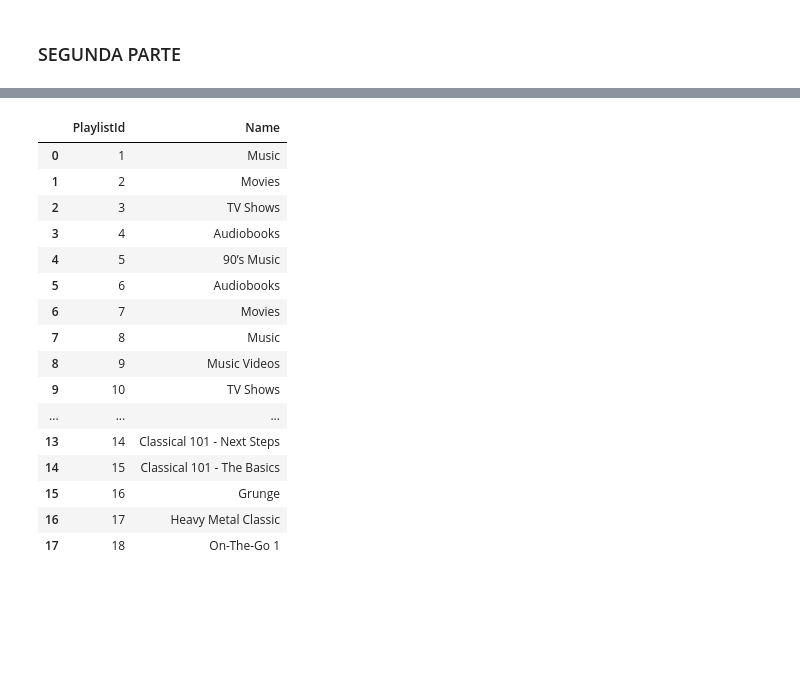
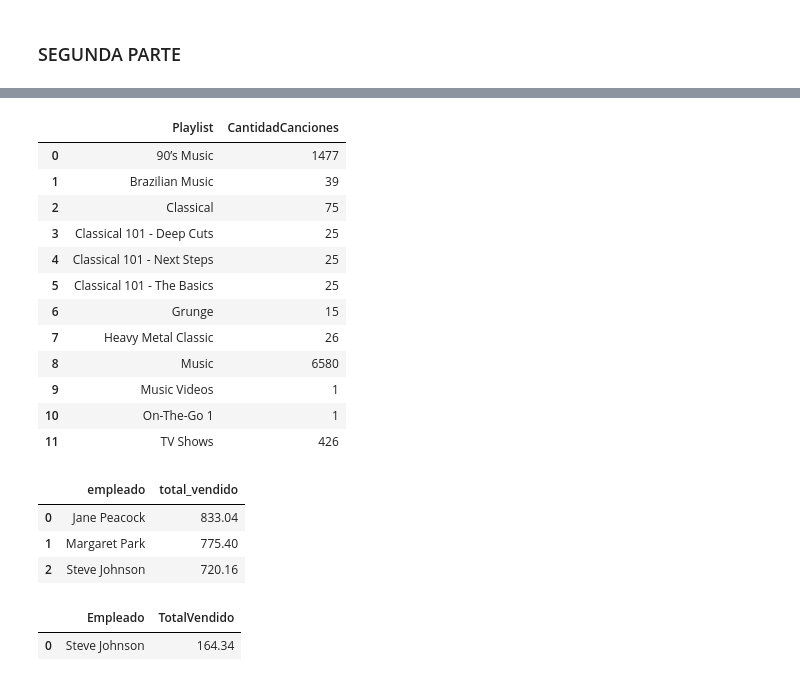
Before and after one commit to NaiSaratxaga/2503_dsft_thebridge_naiara, a Jupyter notebook: 2-Data_Analysis/8-BBDD/SQL/Practica/1-Chinook/ejercicio_nai.ipynb, the cells around one changed output, grey strips where cells are left out. Cells and saved outputs as stored; diff of their text form; code cells hidden in the pictures; blank space fills up the shorter version.

```diff
--- a/2-Data_Analysis/8-BBDD/SQL/Practica/1-Chinook/ejercicio_nai.ipynb
+++ b/2-Data_Analysis/8-BBDD/SQL/Practica/1-Chinook/ejercicio_nai.ipynb
@@ -349,28 +482,27 @@ df
 # %%
 # 6. Cuántas canciones hay en cada playlist
-# Primero necesito saber como es la playlist
+
 query = '''
-SELECT * FROM playlists
-
+SELECT p.Name AS Playlist,
+       COUNT(pt.TrackId) AS CantidadCanciones
+FROM Playlists p
+JOIN Playlist_Track pt ON p.PlaylistId = pt.PlaylistId
+GROUP BY p.Name;
 '''
 
 df = sql_query(query)
 df
 # %% [output]
-|  | PlaylistId | Name |
-| 0 | 1 | Music |
-| 1 | 2 | Movies |
-| 2 | 3 | TV Shows |
-| 3 | 4 | Audiobooks |
-| 4 | 5 | 90’s Music |
-| 5 | 6 | Audiobooks |
-| 6 | 7 | Movies |
-| 7 | 8 | Music |
-| 8 | 9 | Music Videos |
-| 9 | 10 | TV Shows |
-| ... | ... | ... |
-| 13 | 14 | Classical 101 - Next Steps |
-| 14 | 15 | Classical 101 - The Basics |
-| 15 | 16 | Grunge |
-| 16 | 17 | Heavy Metal Classic |
-| 17 | 18 | On-The-Go 1 |
+|  | Playlist | CantidadCanciones |
+| 0 | 90’s Music | 1477 |
+| 1 | Brazilian Music | 39 |
+| 2 | Classical | 75 |
+| 3 | Classical 101 - Deep Cuts | 25 |
+| 4 | Classical 101 - Next Steps | 25 |
+| 5 | Classical 101 - The Basics | 25 |
+| 6 | Grunge | 15 |
+| 7 | Heavy Metal Classic | 26 |
+| 8 | Music | 6580 |
+| 9 | Music Videos | 1 |
+| 10 | On-The-Go 1 | 1 |
+| 11 | TV Shows | 426 |
@@ -382,0 +509,40 @@ df
+# %%
+#  7. Cuánto ha vendido cada empleado
+query = '''
+SELECT employees.FirstName || ' ' || employees.LastName AS empleado,
+       SUM(invoices.total) AS total_vendido
+FROM employees
+JOIN customers ON employees.EmployeeId = customers.SupportRepId
+JOIN invoices ON customers.customerId = invoices.CustomerId
+GROUP BY employees.EmployeeId;
+
+'''
+
+df = sql_query(query)
+df
+# %% [output]
+|  | empleado | total_vendido |
+| 0 | Jane Peacock | 833.04 |
+| 1 | Margaret Park | 775.40 |
+| 2 | Steve Johnson | 720.16 |
+# %%
+# 8. ¿Quién ha sido el agente de ventas que más ha vendido en 2009?
+
+query = '''
+SELECT employees.FirstName || ' ' || employees.LastName AS Empleado,
+       SUM(invoices.Total) AS TotalVendido
+FROM employees
+JOIN customers ON employees.EmployeeId = customers.SupportRepId
+JOIN invoices ON customers.CustomerId = invoices.CustomerId
+WHERE strftime('%Y', invoices.InvoiceDate) = '2009'
+GROUP BY employees.EmployeeId
+ORDER BY TotalVendido DESC
+LIMIT 1;
+
+'''
+
+df = sql_query(query)
+df
+# %% [output]
+|  | Empleado | TotalVendido |
+| 0 | Steve Johnson | 164.34 |
```
Also changed, not shown: parts of 11 cells of this notebook.
